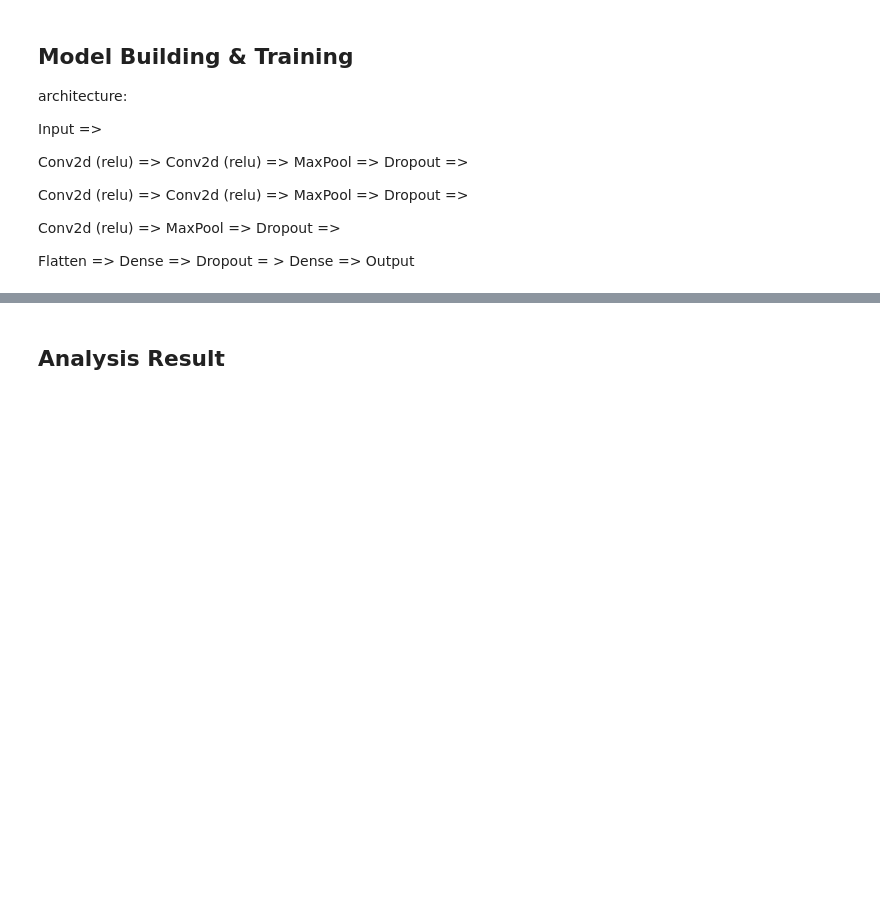
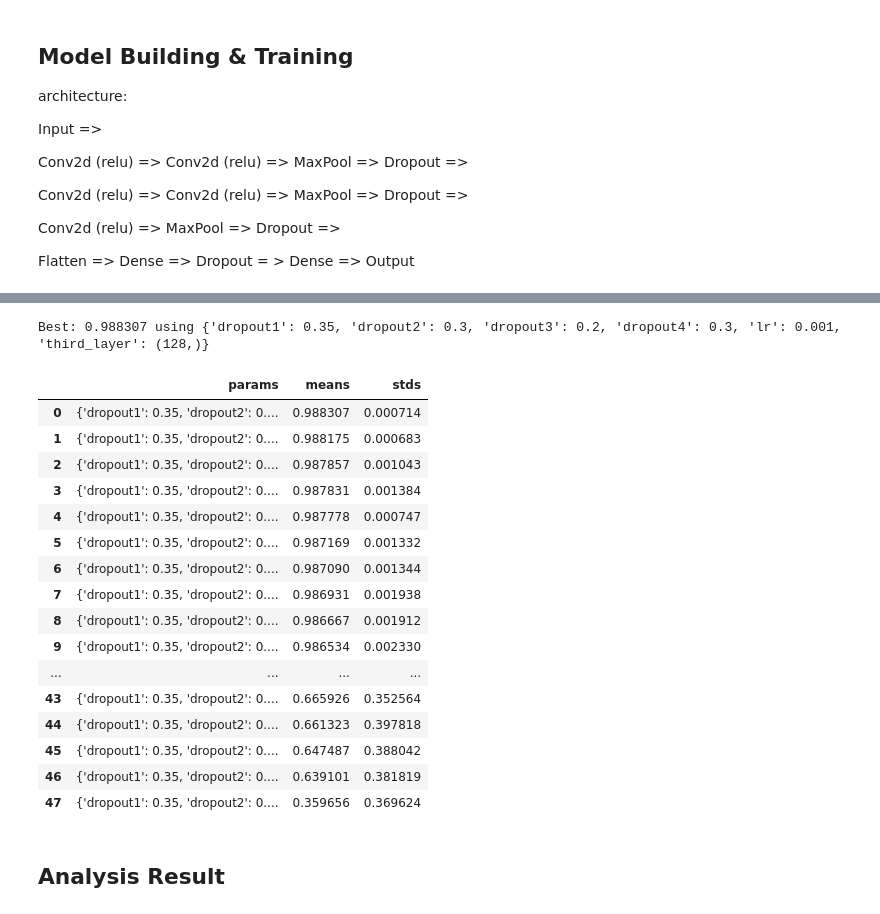
Before and after one commit to Jameschen7/Digit_Recognition, a Jupyter notebook: Digit_classification.ipynb, the cells around one changed output, grey strips where cells are left out. Drawn from its saved outputs; the diff is of its cells as text; code cells hidden in the pictures; blank space fills up the shorter version.

```diff
--- a/Digit_classification.ipynb
+++ b/Digit_classification.ipynb
@@ -410,0 +494,30 @@ best accuracy:  0.9971428513526917
+# %%
+pd.set_option('display.max_colwidth', -1)
+print("Best: %f using %s" % (grid_result.best_score_, grid_result.best_params_))
+value = dict(
+    # params = grid_result.cv_results_["params"],
+    params = grid_result.cv_results_["params"],
+    means = grid_result.cv_results_["mean_test_score"],
+    stds = grid_result.cv_results_["std_test_score"]
+)
+param_comp = pd.DataFrame(data=value).sort_values(by=["means", "stds"], ascending=[False, True], ignore_index=True)
+param_comp
+# %% [output]
+Best: 0.988307 using {'dropout1': 0.35, 'dropout2': 0.3, 'dropout3': 0.2, 'dropout4': 0.3, 'lr': 0.001, 'third_layer': (128,)}
+|  | params | means | stds |
+| 0 | {'dropout1': 0.35, 'dropout2': 0.... | 0.988307 | 0.000714 |
+| 1 | {'dropout1': 0.35, 'dropout2': 0.... | 0.988175 | 0.000683 |
+| 2 | {'dropout1': 0.35, 'dropout2': 0.... | 0.987857 | 0.001043 |
+| 3 | {'dropout1': 0.35, 'dropout2': 0.... | 0.987831 | 0.001384 |
+| 4 | {'dropout1': 0.35, 'dropout2': 0.... | 0.987778 | 0.000747 |
+| 5 | {'dropout1': 0.35, 'dropout2': 0.... | 0.987169 | 0.001332 |
+| 6 | {'dropout1': 0.35, 'dropout2': 0.... | 0.987090 | 0.001344 |
+| 7 | {'dropout1': 0.35, 'dropout2': 0.... | 0.986931 | 0.001938 |
+| 8 | {'dropout1': 0.35, 'dropout2': 0.... | 0.986667 | 0.001912 |
+| 9 | {'dropout1': 0.35, 'dropout2': 0.... | 0.986534 | 0.002330 |
+| ... | ... | ... | ... |
+| 43 | {'dropout1': 0.35, 'dropout2': 0.... | 0.665926 | 0.352564 |
+| 44 | {'dropout1': 0.35, 'dropout2': 0.... | 0.661323 | 0.397818 |
+| 45 | {'dropout1': 0.35, 'dropout2': 0.... | 0.647487 | 0.388042 |
+| 46 | {'dropout1': 0.35, 'dropout2': 0.... | 0.639101 | 0.381819 |
+| 47 | {'dropout1': 0.35, 'dropout2': 0.... | 0.359656 | 0.369624 |
```
Also changed, not shown: parts of 23 cells of this notebook.
